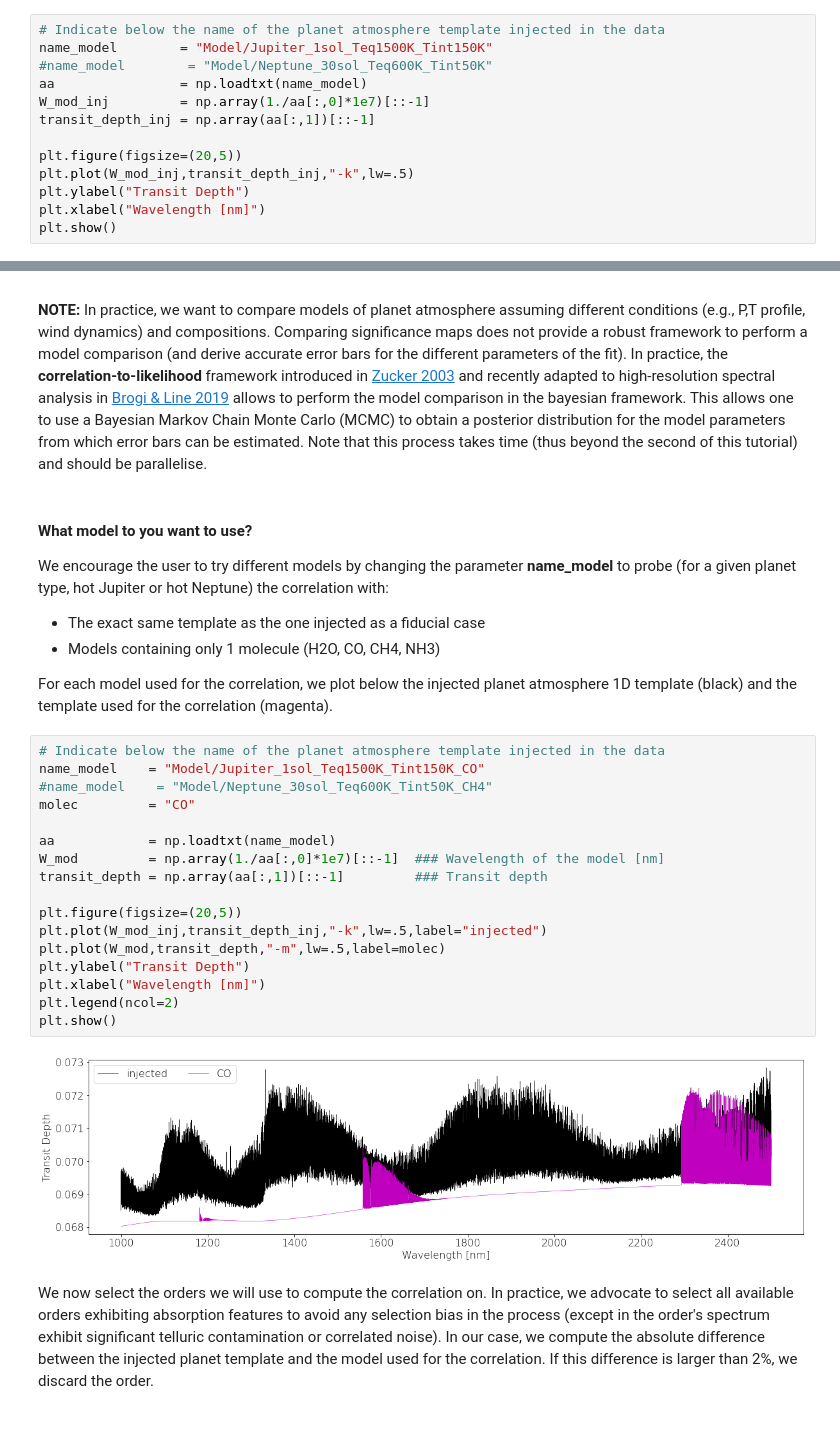
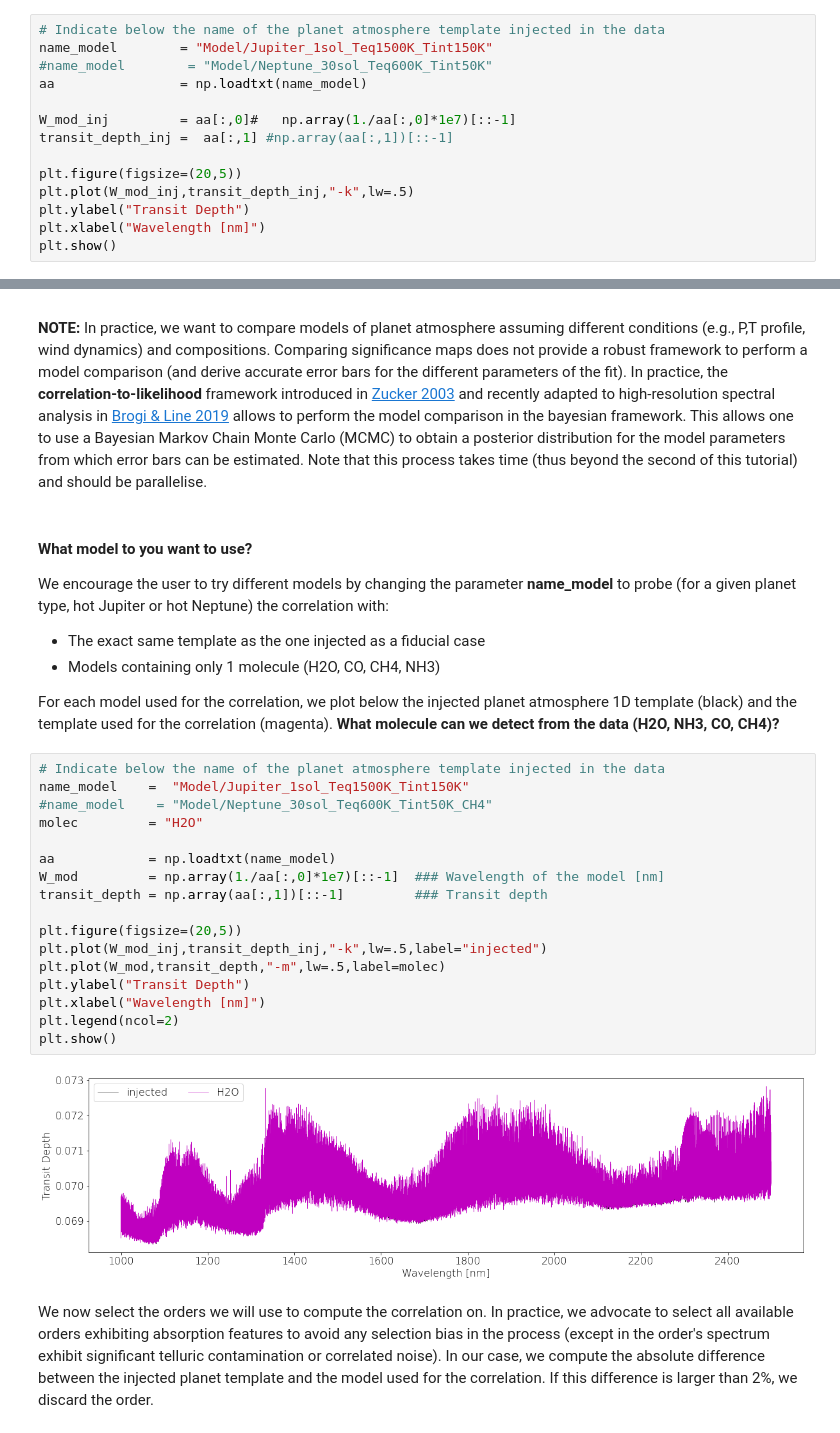
Before and after one commit to baptklein/Tutorial_atmosphere, a Jupyter notebook: main.ipynb, the cells around one changed output, grey strips where cells are left out. Saved outputs shown, nothing was run; the diff lists cells and outputs as text.

```diff
--- a/main.ipynb
+++ b/main.ipynb
@@ -242,8 +242,9 @@ We now add a synthetic planet signature to the data.
 name_model        = "Model/Jupiter_1sol_Teq1500K_Tint150K"
 #name_model        = "Model/Neptune_30sol_Teq600K_Tint50K"
 aa                = np.loadtxt(name_model)
-W_mod_inj         = np.array(1./aa[:,0]*1e7)[::-1]
-transit_depth_inj = np.array(aa[:,1])[::-1]
+
+W_mod_inj         = aa[:,0]#   np.array(1./aa[:,0]*1e7)[::-1]
+transit_depth_inj =  aa[:,1] #np.array(aa[:,1])[::-1]
 
 plt.figure(figsize=(20,5))
 plt.plot(W_mod_inj,transit_depth_inj,"-k",lw=.5)
@@ -759,26 +776,26 @@ We encourage the user to try different models by changing the parameter **name_m
 - The exact same template as the one injected as a fiducial case
 - Models containing only 1 molecule (H2O, CO, CH4, NH3)
 
-For each model used for the correlation, we plot below the injected planet atmosphere 1D template (black) and the template used for the correlation (magenta).
+For each model used for the correlation, we plot below the injected planet atmosphere 1D template (black) and the template used for the correlation (magenta). **What molecule can we detect from the data (H2O, NH3, CO, CH4)?**
 # %%
 # Indicate below the name of the planet atmosphere template injected in the data
-name_model    = "Model/Jupiter_1sol_Teq1500K_Tint150K_CO"
+name_model    =  "Model/Jupiter_1sol_Teq1500K_Tint150K"
 #name_model    = "Model/Neptune_30sol_Teq600K_Tint50K_CH4"
-molec         = "CO"
+molec         = "H2O"
 
 aa            = np.loadtxt(name_model)
 W_mod         = np.array(1./aa[:,0]*1e7)[::-1]  ### Wavelength of the model [nm]
 transit_depth = np.array(aa[:,1])[::-1]         ### Transit depth
 
 plt.figure(figsize=(20,5))
 plt.plot(W_mod_inj,transit_depth_inj,"-k",lw=.5,label="injected")
 plt.plot(W_mod,transit_depth,"-m",lw=.5,label=molec)
 plt.ylabel("Transit Depth")
 plt.xlabel("Wavelength [nm]")
 plt.legend(ncol=2)
 plt.show()
 # %% [output]
-[figure, old version]
+[figure, new version]
 # %% [markdown]
 We now select the orders we will use to compute the correlation on. In practice, we advocate to select all available orders exhibiting absorption features to avoid any selection bias in the process (except in the order's spectrum exhibit significant telluric contamination or correlated noise). In our case, we compute the absolute difference between the injected planet template and the model used for the correlation. If this difference is larger than 2%, we discard the order.
 # %%
```
Also changed, not shown: parts of 18 cells of this notebook.
